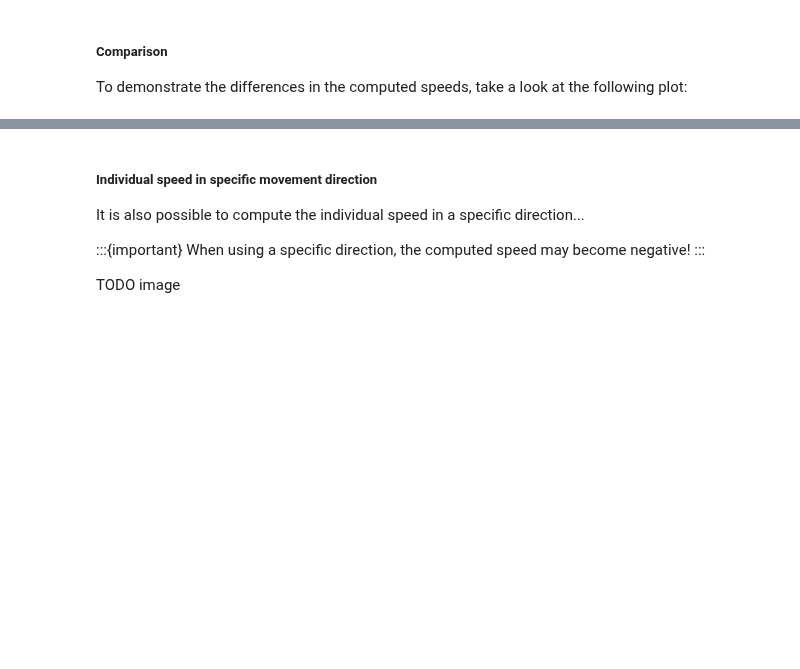
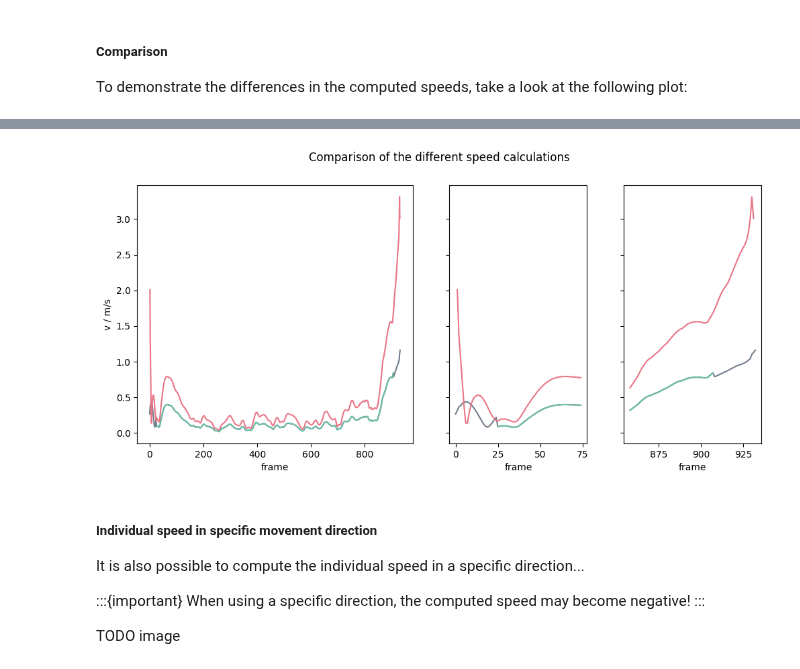
Before and after one commit to PedestrianDynamics/PedPy, a Jupyter notebook: notebooks/user_guide.ipynb, the cells around one changed output, grey strips where cells are left out. Saved outputs shown, nothing was run; the diff lists cells and outputs as text; code cells hidden in the pictures; blank space fills up the shorter version.

Commit message:
Add speed user info

```diff
--- a/notebooks/user_guide.ipynb
+++ b/notebooks/user_guide.ipynb
@@ -733,7 +735,7 @@ from pedpy import compute_individual_speed, SpeedCalculation
 
 individual_speed_adaptive = compute_individual_speed(
     traj_data=traj,
-    frame_step=15,
+    frame_step=frame_step,
     compute_velocity=True,
     speed_calculation=SpeedCalculation.BORDER_ADAPTIVE
 )
@@ -836,3 +808,69 @@ plt.show()
+# %%
+ped_id = 20
+
+fig, ax = plt.subplots(1, 3, gridspec_kw={'width_ratios': [2, 1, 1]}, sharey=True, figsize=(12, 5))
+
+fig.suptitle("Comparison of the different speed calculations")
+speed_exclude = individual_speed_exclude[individual_speed_exclude.id == ped_id]
+speed_adaptive = individual_speed_adaptive[individual_speed_adaptive.id == ped_id]
+speed_single_sided = individual_speed_single_sided[individual_speed_single_sided.id == ped_id]
+
+ax[0].plot(
+    speed_single_sided.frame,
+    speed_single_sided.speed,
+    color=pedpy_grey,
+)
+ax[0].plot(
+    speed_adaptive.frame,
+    speed_adaptive.speed,
+    color=pedpy_red,
+)
+ax[0].plot(
+    speed_exclude.frame,
+    speed_exclude.speed,
+    color=pedpy_green,
+)
+ax[0].set_xlabel('frame')
+ax[0].set_ylabel('v / m/s')
+
+ax[1].plot(
+    speed_single_sided.frame[speed_single_sided.frame < speed_single_sided.frame.min()+3*frame_step],
+    speed_single_sided.speed[speed_single_sided.frame < speed_single_sided.frame.min()+3*frame_step],
+    color=pedpy_grey,
+)
+ax[1].plot(
+    speed_adaptive.frame[speed_adaptive.frame < speed_single_sided.frame.min()+3*frame_step],
+    speed_adaptive.speed[speed_adaptive.frame < speed_single_sided.frame.min()+3*frame_step],
+    color=pedpy_red,
+)
+ax[1].plot(
+    speed_exclude.frame[speed_exclude.frame < speed_single_sided.frame.min()+3*frame_step],
+    speed_exclude.speed[speed_exclude.frame < speed_single_sided.frame.min()+3*frame_step],
+    color=pedpy_green,
+)
+ax[1].set_xlabel('frame')
+
+ax[2].plot(
+    speed_single_sided.frame[speed_single_sided.frame > speed_single_sided.frame.max()-3*frame_step],
+    speed_single_sided.speed[speed_single_sided.frame > speed_single_sided.frame.max()-3*frame_step],
+    color=pedpy_grey,
+)
+ax[2].plot(
+    speed_adaptive.frame[speed_adaptive.frame > speed_single_sided.frame.max()-3*frame_step],
+    speed_adaptive.speed[speed_adaptive.frame > speed_single_sided.frame.max()-3*frame_step],
+    color=pedpy_red,
+)
+ax[2].plot(
+    speed_exclude.frame[speed_exclude.frame > speed_single_sided.frame.max()-3*frame_step],
+    speed_exclude.speed[speed_exclude.frame > speed_single_sided.frame.max()-3*frame_step],
+    color=pedpy_green,
+)
+
+ax[2].set_xlabel('frame')
+
+plt.show()
+# %% [output]
+[figure, added]
 # %% [markdown]
 ##### Individual speed in specific movement direction
 
```
Also changed, not shown: parts of 11 cells of this notebook.
